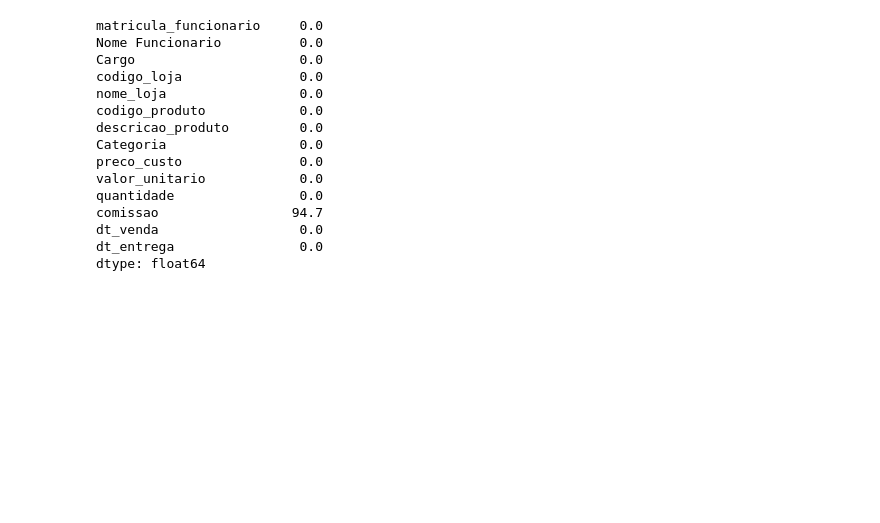
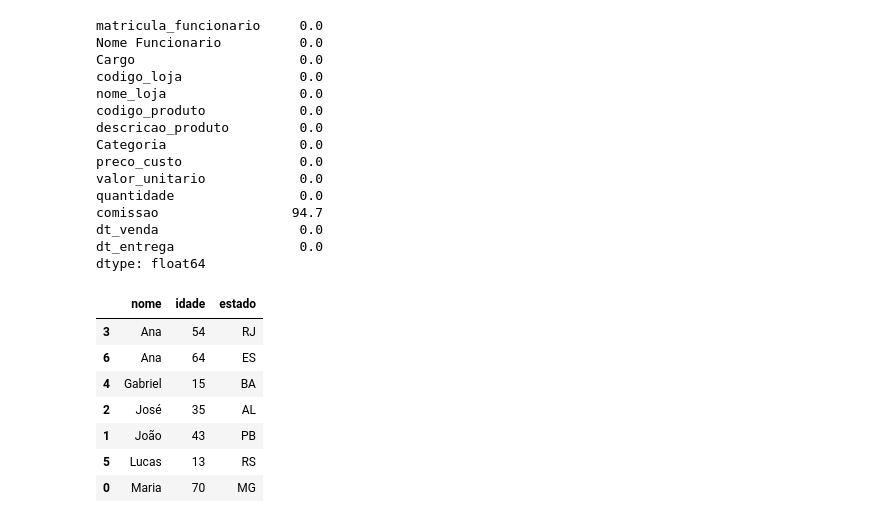
Before and after one commit to andreterceiro/python-senai-data-science-studies, a Jupyter notebook: comments.ipynb, the cells around one changed output. Cells and saved outputs as stored; diff of their text form; code cells hidden in the pictures; blank space fills up the shorter version.

Commit message:
docs: sorting data

```diff
--- a/comments.ipynb
+++ b/comments.ipynb
@@ -672,3 +672,26 @@ comissao                 94.7
 dt_venda                  0.0
 dt_entrega                0.0
 dtype: float64
+# %%
+### Sorting data
+
+dados = {
+    'nome': ['Maria', 'João', 'José', 'Ana', 'Gabriel', 'Lucas', 'Ana'],
+    'idade': [70, 43, 35, 54, 15, 13, 64],
+    'estado': ['MG', 'PB', 'AL', 'RJ', 'BA', 'RS', 'ES']
+}
+
+df_dados = pd.DataFrame(dados)
+
+df_dados.sort_values(['nome', 'estado'], ascending=[True, False], inplace=True)
+
+df_dados
+# %% [output]
+|  | nome | idade | estado |
+| 3 | Ana | 54 | RJ |
+| 6 | Ana | 64 | ES |
+| 4 | Gabriel | 15 | BA |
+| 2 | José | 35 | AL |
+| 1 | João | 43 | PB |
+| 5 | Lucas | 13 | RS |
+| 0 | Maria | 70 | MG |
```
